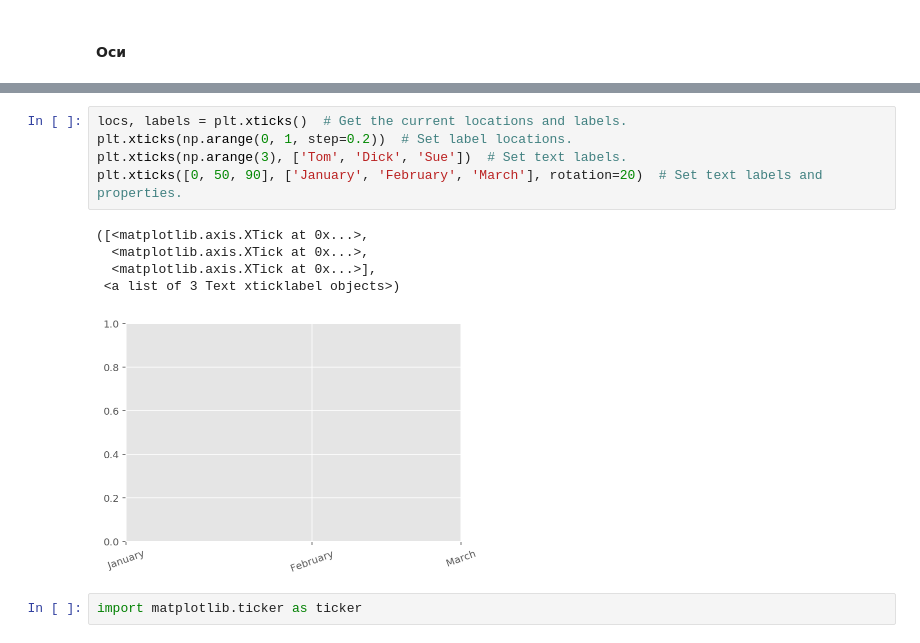
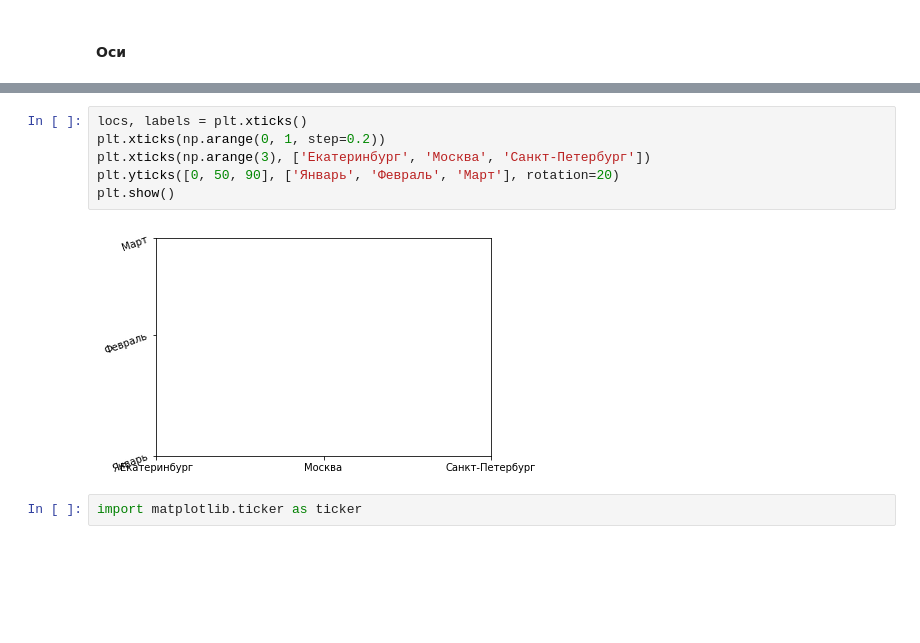
Before and after one commit to yurichernyshov/Data-Science-Course, a Jupyter notebook: lessons/100 questions MatPlotLib.ipynb, the cells around one changed output, grey strips where cells are left out. Saved outputs shown, nothing was run; the diff lists cells and outputs as text; blank space fills up the shorter version.

Commit message:
10 simple task was added in matplotlib

```diff
--- a/lessons/100 questions MatPlotLib.ipynb
+++ b/lessons/100 questions MatPlotLib.ipynb
@@ -212,14 +200,11 @@ plt.show()
 # %%
-locs, labels = plt.xticks()  # Get the current locations and labels.
-plt.xticks(np.arange(0, 1, step=0.2))  # Set label locations.
-plt.xticks(np.arange(3), ['Tom', 'Dick', 'Sue'])  # Set text labels.
-plt.xticks([0, 50, 90], ['January', 'February', 'March'], rotation=20)  # Set text labels and properties.
+locs, labels = plt.xticks()
+plt.xticks(np.arange(0, 1, step=0.2))
+plt.xticks(np.arange(3), ['Екатеринбург', 'Москва', 'Санкт-Петербург'])
+plt.yticks([0, 50, 90], ['Январь', 'Февраль', 'Март'], rotation=20)
+plt.show()
 # %% [output]
-([<matplotlib.axis.XTick at 0x...>,
-  <matplotlib.axis.XTick at 0x...>,
-  <matplotlib.axis.XTick at 0x...>],
- <a list of 3 Text xticklabel objects>)
-[figure, old version]
+[figure, new version]
 # %%
 import matplotlib.ticker as ticker
 # %%
```
Also changed, not shown: parts of 104 cells of this notebook.
